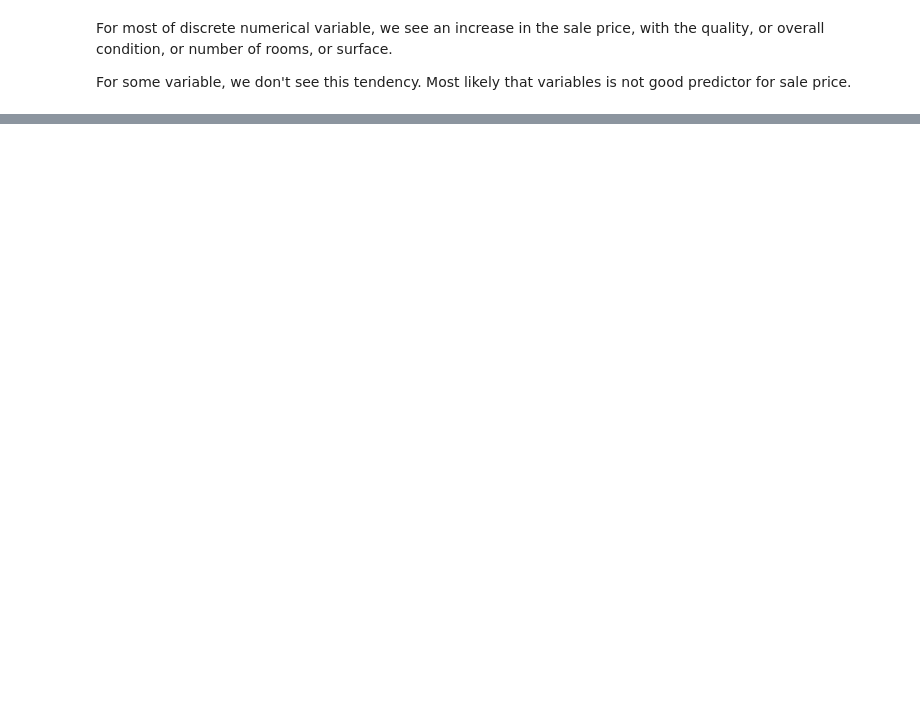
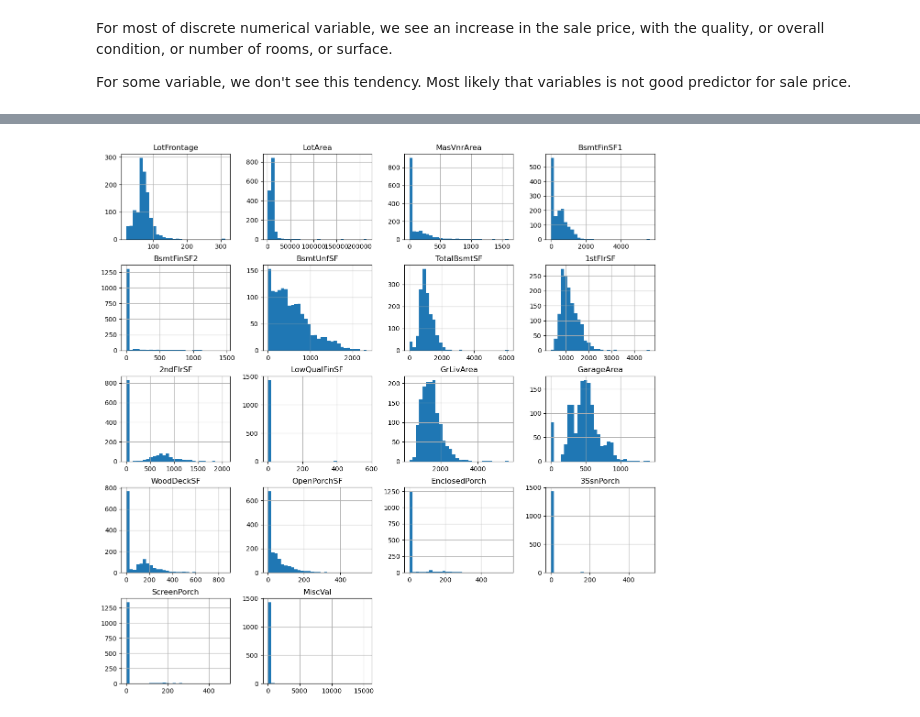
Before and after one commit to Tobiodedere1211/House-Price-Advance-regression-technique-, a Jupyter notebook: house-price.ipynb, the cells around one changed output, grey strips where cells are left out. Drawn from its saved outputs; the diff is of its cells as text; code cells hidden in the pictures; blank space fills up the shorter version.

```diff
--- a/house-price.ipynb
+++ b/house-price.ipynb
@@ -449,0 +455,4 @@ SyntaxError: invalid syntax (3528599804.py, line 1)
+# %%
+cont_var = [var for var in num_var if var not in discrete_vars+year_vars]
+
+print("Number of continuous variable", len(cont_var))
@@ -449,0 +470,6 @@ SyntaxError: invalid syntax (3528599804.py, line 1)
+# %%
+# plot distribution for each continuous variable
+data[cont_var].hist(bins=30, figsize=(15,15))
+plt.show()
+# %% [output]
+[figure, added]
```
Also changed, not shown: parts of 30 cells of this notebook.
